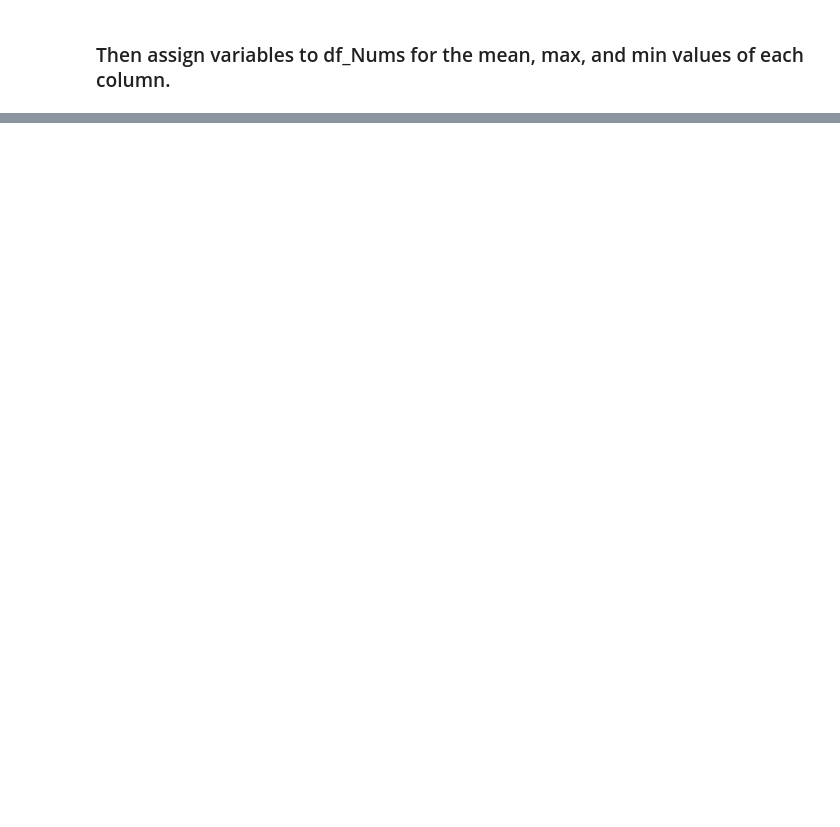
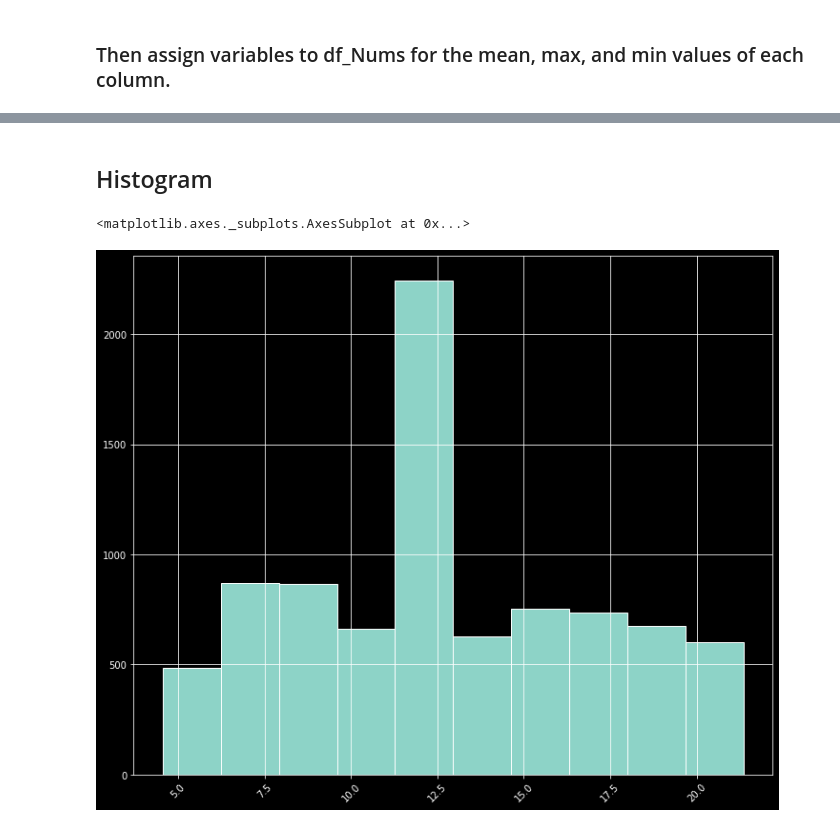
Before and after one commit to LuccasBracci/Sales-Predictions, a Jupyter notebook: SalesPredicitons.ipynb, the cells around one changed output, grey strips where cells are left out. Cells and saved outputs as stored; diff of their text form; code cells hidden in the pictures; blank space fills up the shorter version.

```diff
--- a/SalesPredicitons.ipynb
+++ b/SalesPredicitons.ipynb
@@ -81,0 +106,5 @@ dtype: int64
+# %%
+## Item Fat Content contains redundancies that can be replaced.
+df['Item_Fat_Content'].replace(['low fat','LF'],'Low Fat',inplace=True)
+df['Item_Fat_Content'].replace(['reg'],['Regular'],inplace=True)
+df['Item_Fat_Content'].unique()
@@ -102,7 +133,7 @@ df
 # %% [markdown]
 # The only thing that would be considered preserving is numerical data regarding missing values. The missing values are averaged by the surrounding data.
 # %%
-df['Item_Weight'] = df['Item_Weight'].fillna(df['Item_Weight'].rolling(window=2,min_periods=1).mean())
+df['Item_Weight'] = df['Item_Weight'].fillna(df['Item_Weight'].mean())
 df['Item_Weight'].sum()
-df
+df.info()
 # %% [output]
@@ -183,0 +212,2 @@ dtype: float64
+# %%
+plt.style.use('dark_background')
@@ -183,0 +228,14 @@ dtype: float64
+# %% [markdown]
+## Histogram
+# %%
+
+plt.xticks(rotation=45)
+df['Item_Weight'].hist(
+    figsize=(12,10),
+    linewidth=1,
+    edgecolor='white',
+
+    )
+# %% [output]
+<matplotlib.axes._subplots.AxesSubplot at 0x...>
+[figure, added]
```
Also changed, not shown: parts of 27 cells of this notebook.
